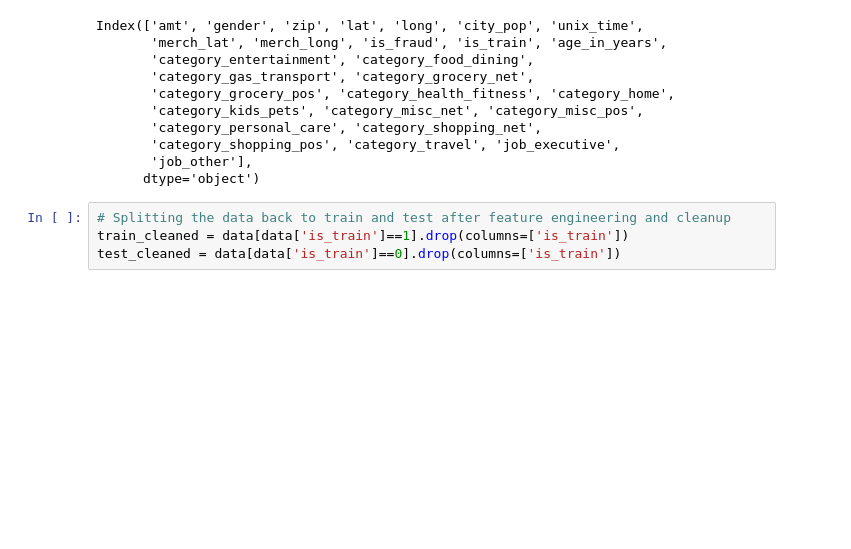
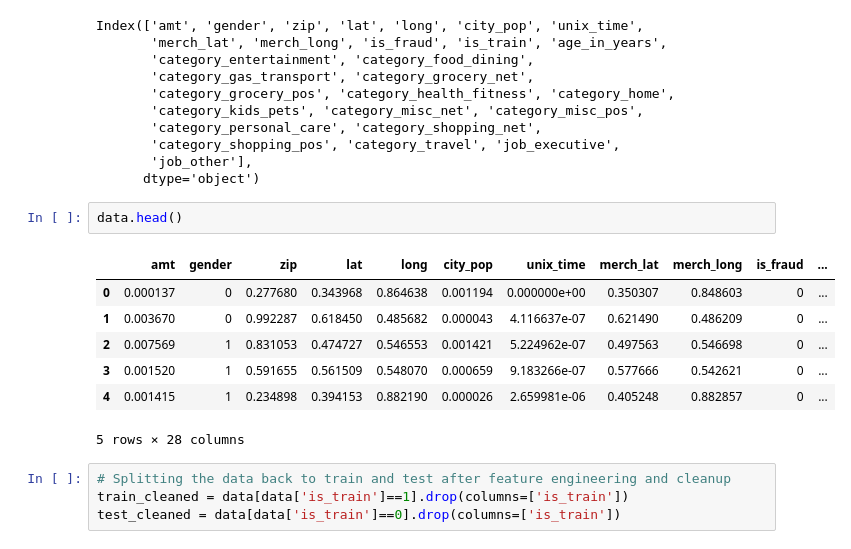
Before and after one commit to maarekarmenoras/IDS-project, a Jupyter notebook: project_file.ipynb, the cells around one changed output. Saved outputs shown, nothing was run; the diff lists cells and outputs as text; blank space fills up the shorter version.

```diff
--- a/project_file.ipynb
+++ b/project_file.ipynb
@@ -192,6 +193,16 @@ Index(['amt', 'gender', 'zip', 'lat', 'long', 'city_pop', 'unix_time',
        'category_shopping_pos', 'category_travel', 'job_executive',
        'job_other'],
       dtype='object')
+# %%
+data.head()
+# %% [output]
+|  | amt | gender | zip | lat | long | city_pop | unix_time | merch_lat | merch_long | is_fraud | ... |
+| 0 | 0.000137 | 0 | 0.277680 | 0.343968 | 0.864638 | 0.001194 | 0.000000e+00 | 0.350307 | 0.848603 | 0 | ... |
+| 1 | 0.003670 | 0 | 0.992287 | 0.618450 | 0.485682 | 0.000043 | 4.116637e-07 | 0.621490 | 0.486209 | 0 | ... |
+| 2 | 0.007569 | 1 | 0.831053 | 0.474727 | 0.546553 | 0.001421 | 5.224962e-07 | 0.497563 | 0.546698 | 0 | ... |
+| 3 | 0.001520 | 1 | 0.591655 | 0.561509 | 0.548070 | 0.000659 | 9.183266e-07 | 0.577666 | 0.542621 | 0 | ... |
+| 4 | 0.001415 | 1 | 0.234898 | 0.394153 | 0.882190 | 0.000026 | 2.659981e-06 | 0.405248 | 0.882857 | 0 | ... |
+5 rows × 28 columns
 # %%
 # Splitting the data back to train and test after feature engineering and cleanup
 train_cleaned = data[data['is_train']==1].drop(columns=['is_train'])
```
Also changed, not shown: parts of 28 cells of this notebook.
